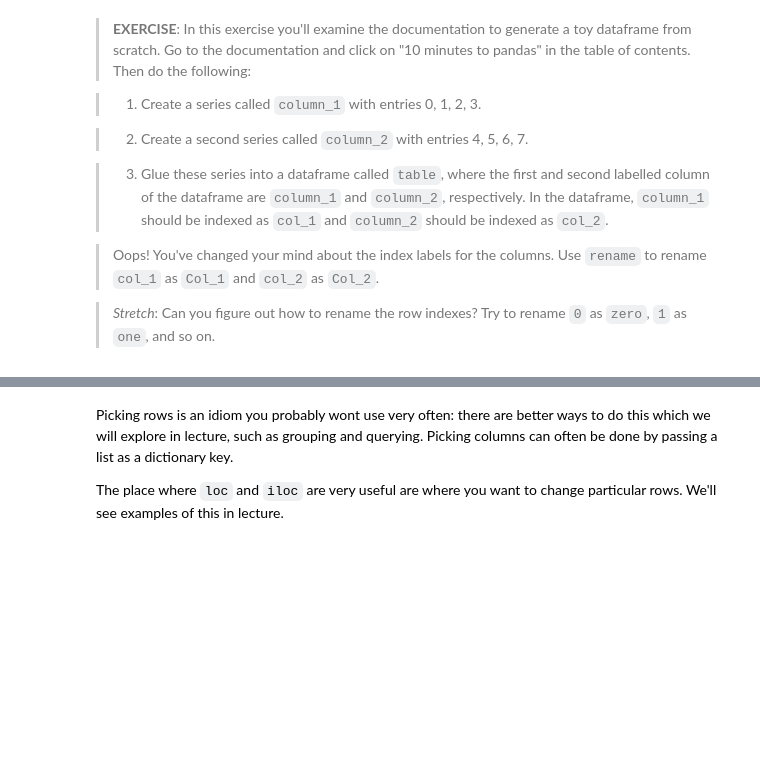
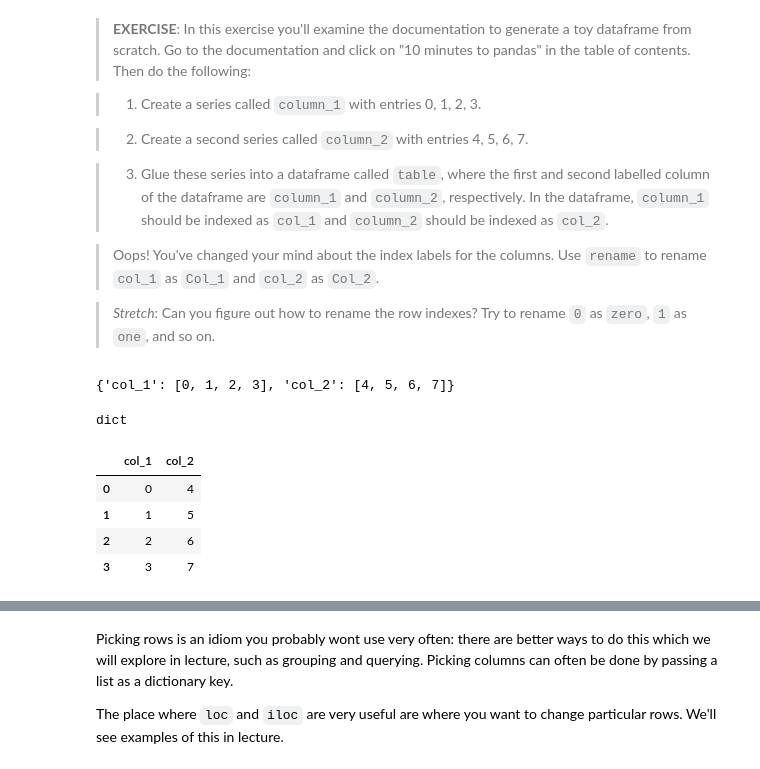
Before and after one commit to mohammad0alfares/EDA, a Jupyter notebook: Labs/intro-py.ipynb, the cells around one changed output, grey strips where cells are left out. Drawn from its saved outputs; the diff is of its cells as text; code cells hidden in the pictures; blank space fills up the shorter version.

```diff
--- a/Labs/intro-py.ipynb
+++ b/Labs/intro-py.ipynb
@@ -707,0 +838,19 @@ Generally we prefer `iloc` for indexing rows and `loc` for indexing columns.
+# %%
+# your code here
+column_1 = [0, 1, 2, 3]
+column_2 = [4, 5, 6, 7]
+table_dic = {'col_1': column_1 , 'col_2' : column_2}
+print(table_dic)
+type(table_dic)
+# %% [output]
+{'col_1': [0, 1, 2, 3], 'col_2': [4, 5, 6, 7]}
+dict
+# %%
+table = pd.DataFrame(table_dic)
+table
+# %% [output]
+|  | col_1 | col_2 |
+| 0 | 0 | 4 |
+| 1 | 1 | 5 |
+| 2 | 2 | 6 |
+| 3 | 3 | 7 |
```
Also changed, not shown: parts of 21 cells of this notebook.
